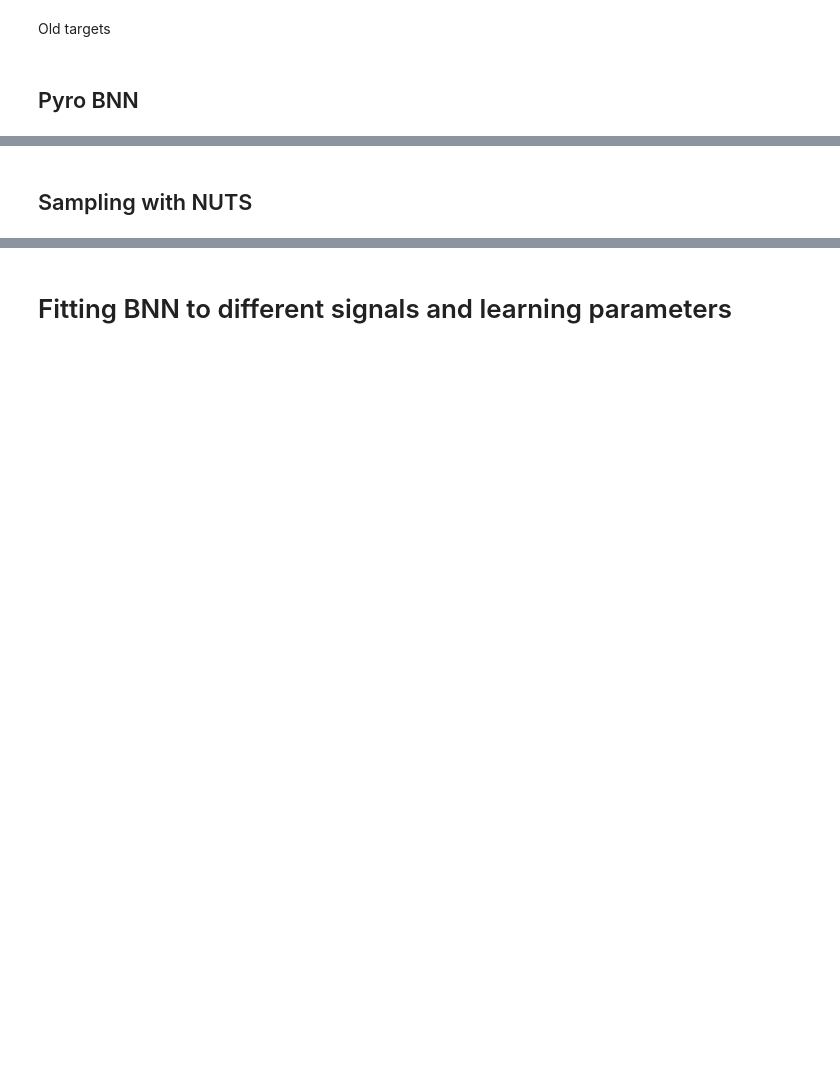
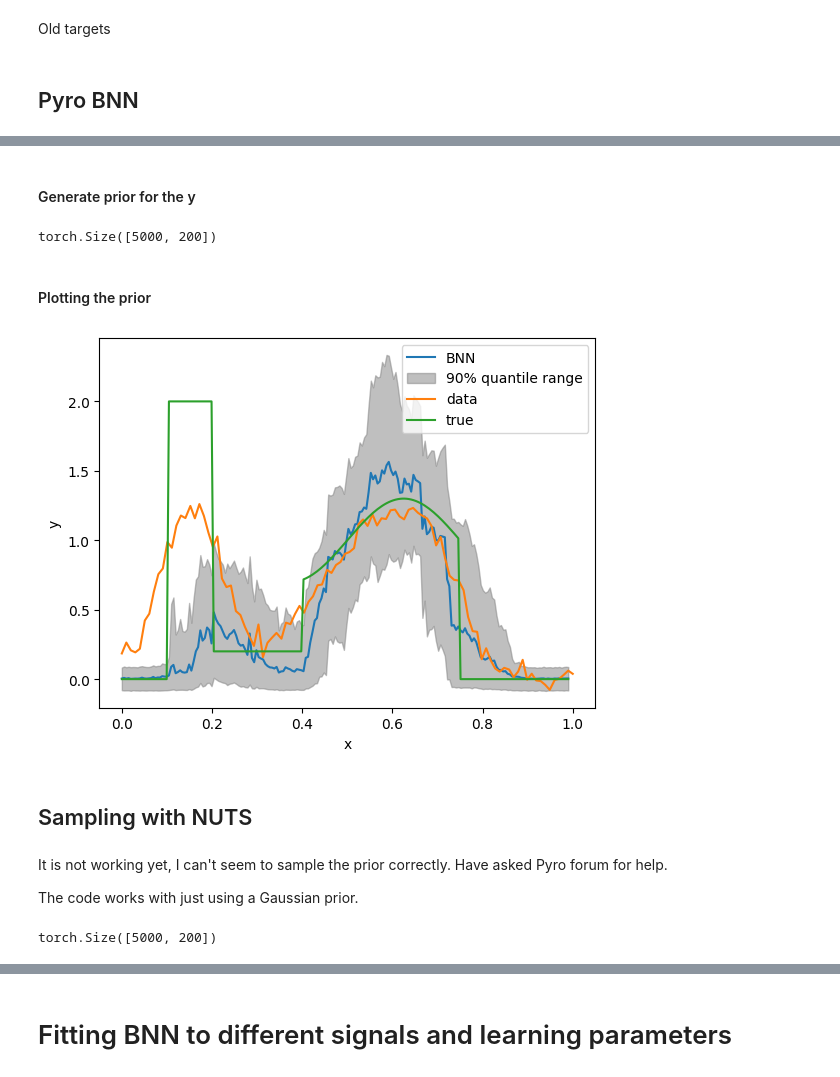
Before and after one commit to akseliekseli/Bayesian-Neural-Networks-with-Stochastic-Variational-Inference-in-Inverse-Problems, a Jupyter notebook: codes/main.ipynb, the cells around one changed output, grey strips where cells are left out. Drawn from its saved outputs; the diff is of its cells as text; code cells hidden in the pictures; blank space fills up the shorter version.

```diff
--- a/codes/main.ipynb
+++ b/codes/main.ipynb
@@ -146,0 +159,2 @@ y_train = torch.from_numpy(y_data).float()
+# %% [markdown]
+#### Generate prior for the y
@@ -147,3 +163,43 @@ y_train = torch.from_numpy(y_data).float()
+# %%
+prior_bnn['obs'].shape
+# %% [output]
+torch.Size([5000, 200])
+# %% [markdown]
+#### Plotting the prior
+# %%
+# Calculate mean and quantiles
+mean_preds = torch.mean(preds, axis=0)
+lower_quantile = torch.quantile(preds, 0.05, axis=0)
+upper_quantile = torch.quantile(preds, 0.95, axis=0)
+
+# Plot the mean prediction
+plt.plot(x, mean_preds, label='BNN')
+
+# Plot the quantile range as a shaded area
+plt.fill_between(x, lower_quantile, upper_quantile, color='gray', alpha=0.5, label='90% quantile range')
+
+# Plot the true data and the true function
+plt.plot(t, y_data.cpu(), label='data')
+plt.plot(x, f, label='true')
+
+# Add labels and legend
+plt.xlabel('x')
+plt.ylabel('y')
+plt.legend()
+
+# Show the plot
+plt.show()
+# %% [output]
+[figure, added]
 # %% [markdown]
 ## Sampling with NUTS
+# %% [markdown]
+It is not working yet, I can't seem to sample the prior correctly. Have asked Pyro forum for help.
+
+The code works with just using a Gaussian prior.
+# %%
+prior_bnn = prior_bnn['obs']
+prior_bnn.shape
+# %% [output]
+torch.Size([5000, 200])
 # %%
```
Also changed, not shown: parts of 21 cells of this notebook, 9 other files.
